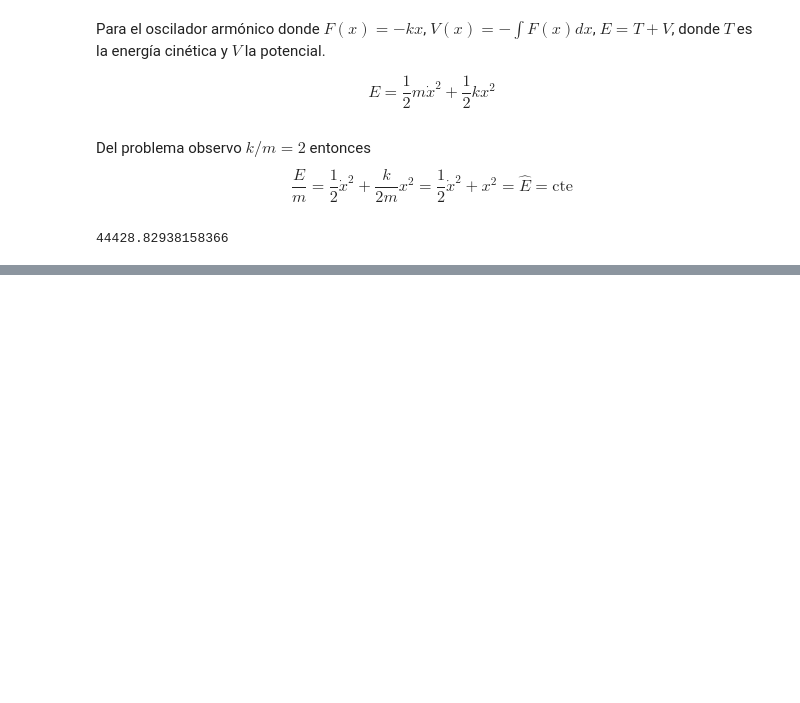
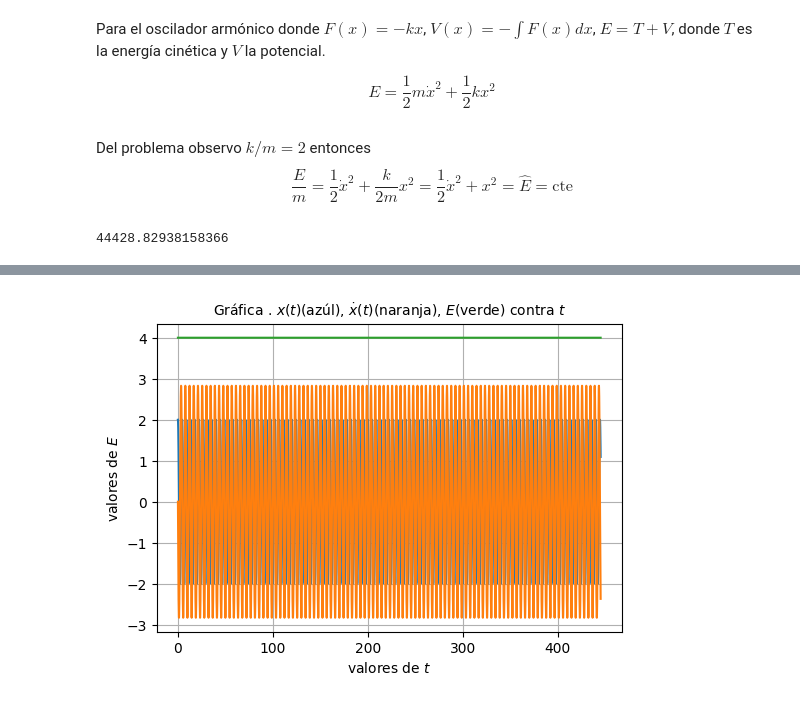
Before and after one commit to lbenet/2017-2_TSFisComputacional-1, a Jupyter notebook: tareas/rene/Tarea6.ipynb, the cells around one changed output, grey strips where cells are left out. Cells and saved outputs as stored; diff of their text form; code cells hidden in the pictures; blank space fills up the shorter version.

```diff
--- a/tareas/rene/Tarea6.ipynb
+++ b/tareas/rene/Tarea6.ipynb
@@ -392,0 +404,13 @@ grid()
+# %%
+figure(figsize=(6,4)) # este comando define el tamaño de la figura
+plot(t,x)    # este comando pinta la función f'(x);
+plot(t,y)
+plot(t,E)
+title(L"Gráfica . $x(t)$(azúl), $\dot{x}(t)$(naranja), $E$(verde) contra $t$", fontsize=10)
+xlabel(L"valores de $t$")
+ylabel(L"valores de $E$")
+#xscale("log")
+#yscale("log")
+grid()
+# %% [output]
+[figure, added]
```
Also changed, not shown: parts of 6 cells of this notebook.
